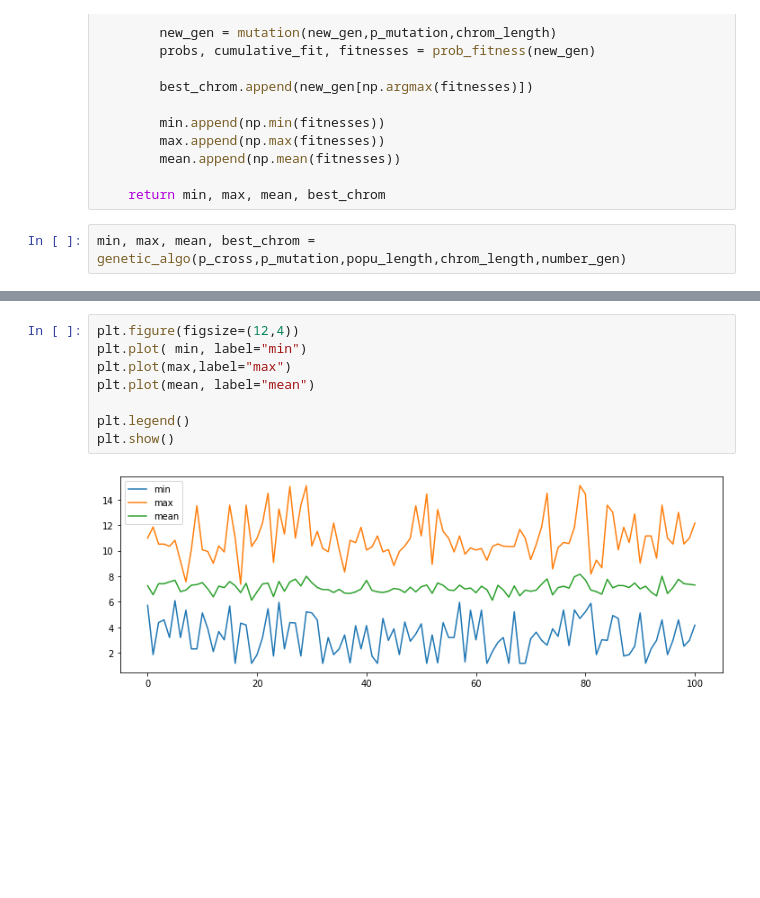
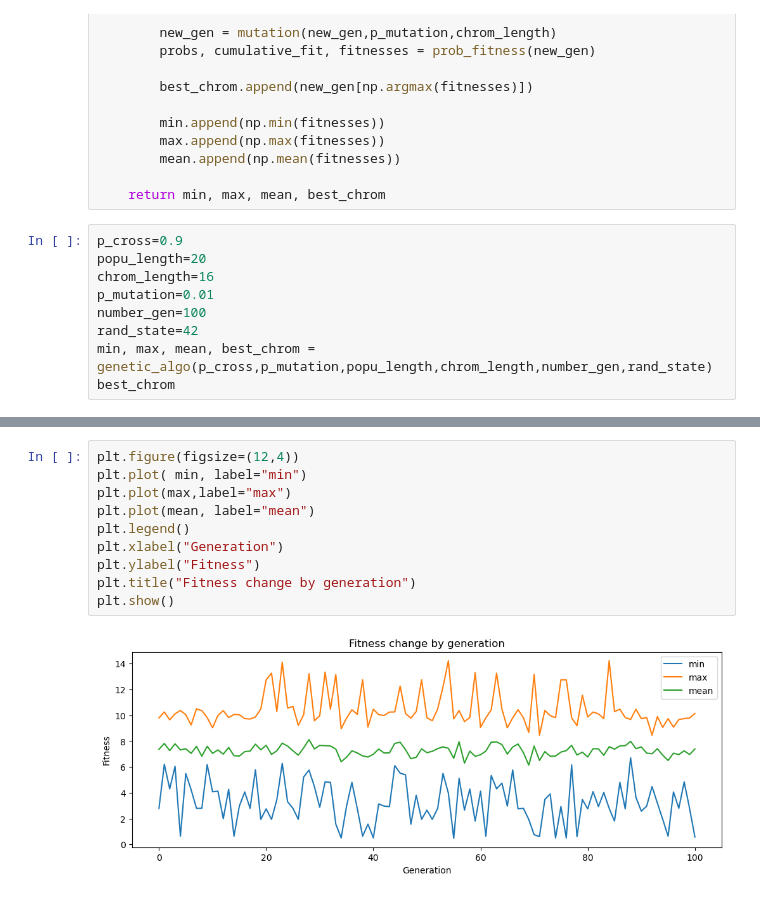
Before and after one commit to ManuelFelipeA/Optimization, a Jupyter notebook: optimization.ipynb, the cells around one changed output, grey strips where cells are left out. Saved outputs shown, nothing was run; the diff lists cells and outputs as text; blank space fills up the shorter version.

Commit message:
correct p_mutation and add random state

```diff
--- a/optimization.ipynb
+++ b/optimization.ipynb
@@ -222,4 +221,11 @@ def genetic_algo(p_cross,p_mutation,popu_length,chrom_length,number_gen):
 
     return min, max, mean, best_chrom
 # %%
-min, max, mean, best_chrom = genetic_algo(p_cross,p_mutation,popu_length,chrom_length,number_gen)
+p_cross=0.9
+popu_length=20
+chrom_length=16
+p_mutation=0.01
+number_gen=100
+rand_state=42
+min, max, mean, best_chrom = genetic_algo(p_cross,p_mutation,popu_length,chrom_length,number_gen,rand_state)
+best_chrom
@@ -226,10 +250,12 @@ min, max, mean, best_chrom = genetic_algo(p_cross,p_mutation,popu_length,chrom_l
 # %%
 plt.figure(figsize=(12,4))
 plt.plot( min, label="min")
 plt.plot(max,label="max")
 plt.plot(mean, label="mean")
-
 plt.legend()
+plt.xlabel("Generation")
+plt.ylabel("Fitness")
+plt.title("Fitness change by generation")
 plt.show()
 # %% [output]
-[figure, old version]
+[figure, new version]
```
Also changed, not shown: parts of 2 cells of this notebook.
